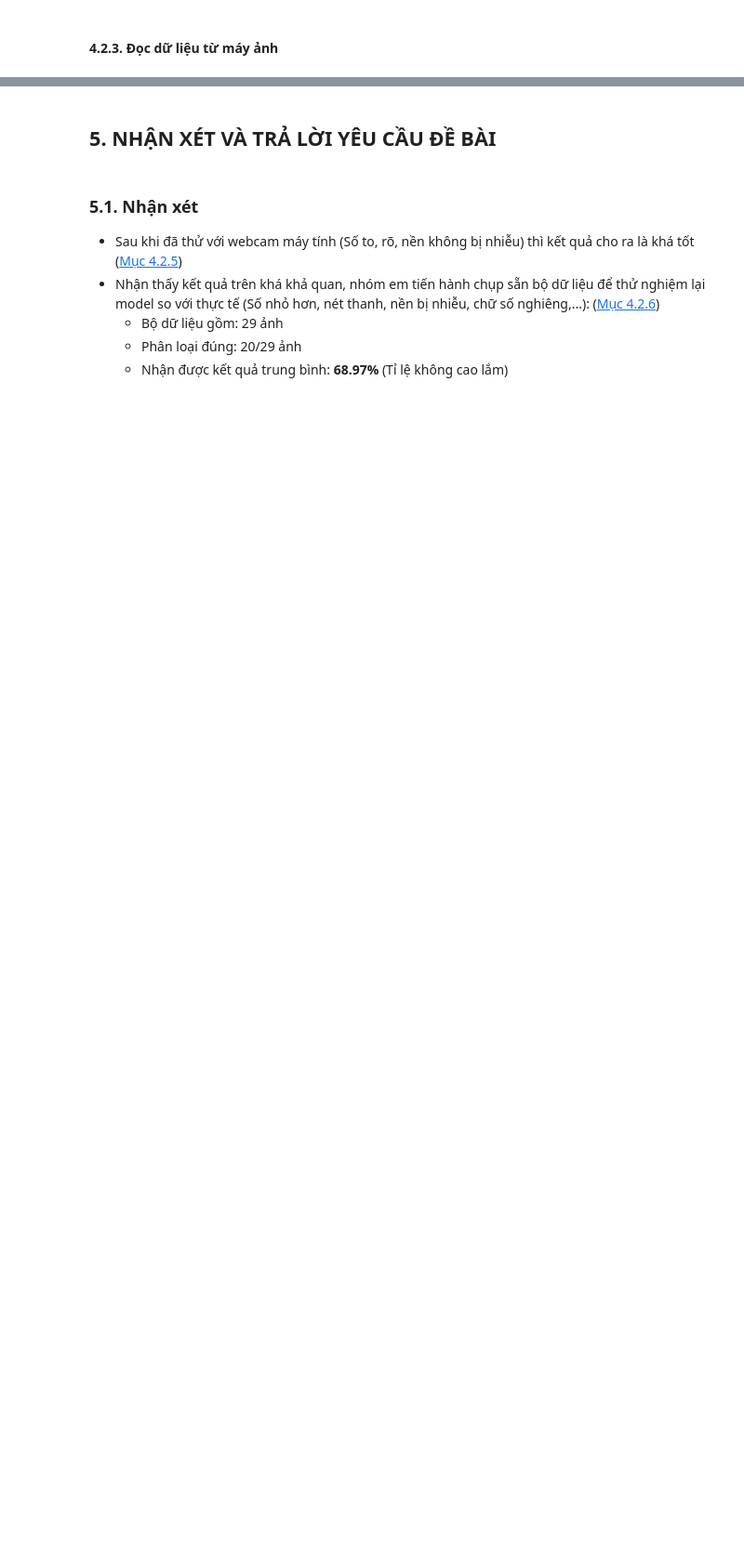
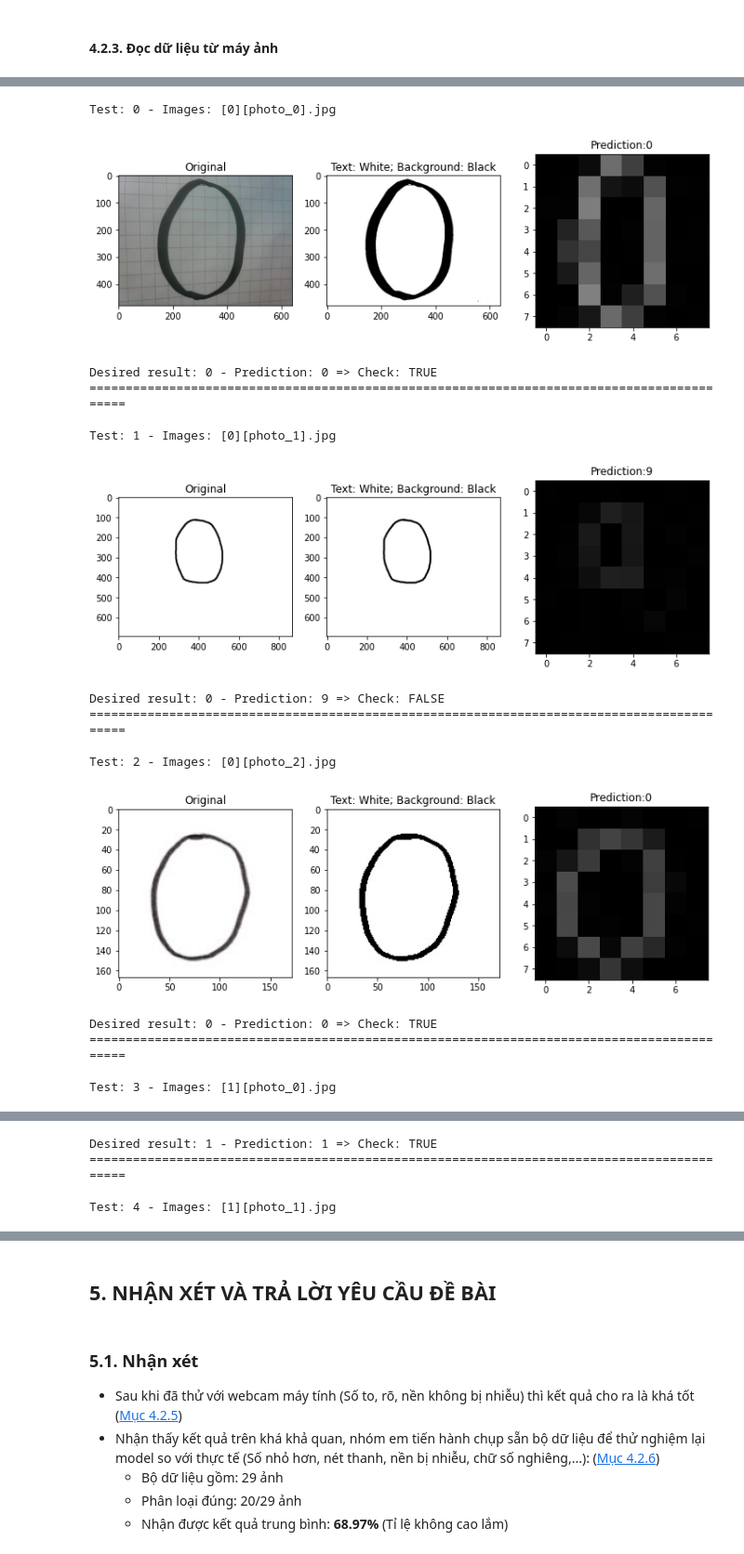
Before and after one commit to caohungphu/CS114.L21, a Jupyter notebook: Colab/Recognizing_hand_written_digits.ipynb, the cells around one changed output, grey strips where cells are left out. Shown at 93% size. Saved outputs shown, nothing was run; the diff lists cells and outputs as text; code cells hidden in the pictures; blank space fills up the shorter version.

```diff
--- a/Colab/Recognizing_hand_written_digits.ipynb
+++ b/Colab/Recognizing_hand_written_digits.ipynb
@@ -454,0 +618,47 @@ Test: 5 - Images: [2][photo_0].jpg - Desired result: 2
+# %%
+# Tạo biến để tính toán độ chính xác dự đoán của mô hình
+total_test = len(file_images)
+true_test = 0
+
+# Lặp tất cả các file trong thư mục
+for i, file_image in enumerate(file_images):
+    # Hiển thị thông tin test: số thứ tự và tên ảnh
+    print("Test:",i,"- Images:",file_image)
+
+    # Lấy đường dẫn đầy đủ của ảnh
+    dir_file_image = dir_test_folder + file_image
+
+    # Gọi hàm xử lí chính ảnh trong thư mục thử nghiệm CASE 1
+    result, check = getResultImageInTestFolder(dir_file_image, file_image[1])
+
+    # Nếu thấy mô hình dự đoán đúng thì tăng biến true_test lên 1 đơn vị
+    if check: true_test += 1
+
+    # In ra thông tin kết quả của ảnh mà mô hình dự đoán được: KQ mong muốn, KQ dự đoán, Dự đoán đúng hay không
+    print("Desired result:", file_image[1],"- Prediction:", result,"=> Check:", str(check).upper())
+    print("===========================================================================================\n")
+
+# In ra thông tin tổng quát: Tổng số test, số test đúng, số test sai, độ chính xác
+print("Total tests:", total_test)
+print("True tests:", true_test)
+print("False tests", total_test - true_test)
+accuracy = round((true_test / total_test) * 100, 2)
+print("Accuracy: {:.2f}".format(accuracy))
+print("===========================================================================================")
+# %% [output]
+Test: 0 - Images: [0][photo_0].jpg
+[figure, added]
+Desired result: 0 - Prediction: 0 => Check: TRUE
+===========================================================================================
+
+Test: 1 - Images: [0][photo_1].jpg
+[figure, added]
+Desired result: 0 - Prediction: 9 => Check: FALSE
+===========================================================================================
+
+Test: 2 - Images: [0][photo_2].jpg
+[figure, added]
+Desired result: 0 - Prediction: 0 => Check: TRUE
+===========================================================================================
+
+Test: 3 - Images: [1][photo_0].jpg
@@ -454,0 +666,4 @@ Test: 5 - Images: [2][photo_0].jpg - Desired result: 2
+Desired result: 1 - Prediction: 1 => Check: TRUE
+===========================================================================================
+
+Test: 4 - Images: [1][photo_1].jpg
```
Also changed, not shown: parts of 32 cells of this notebook.
